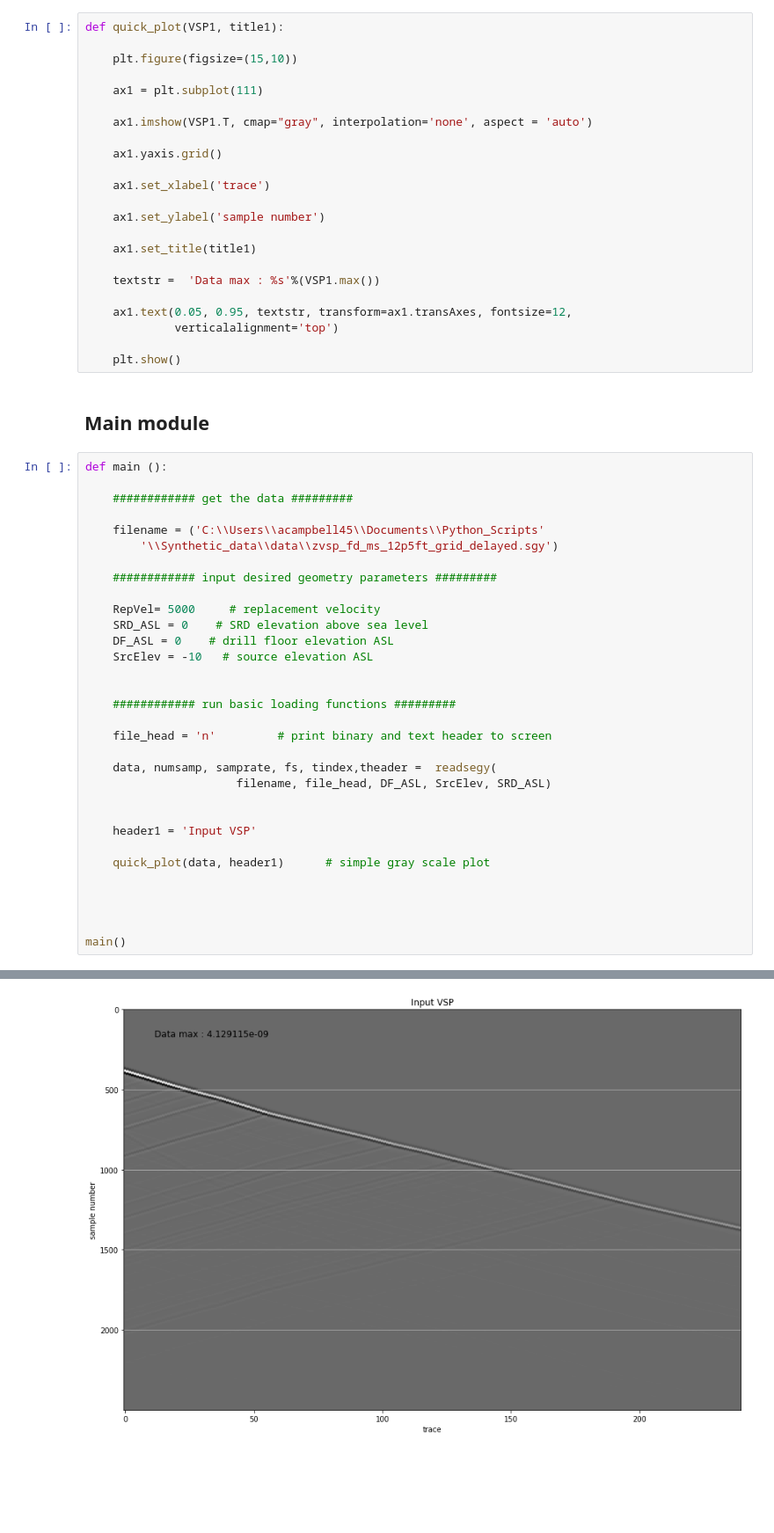
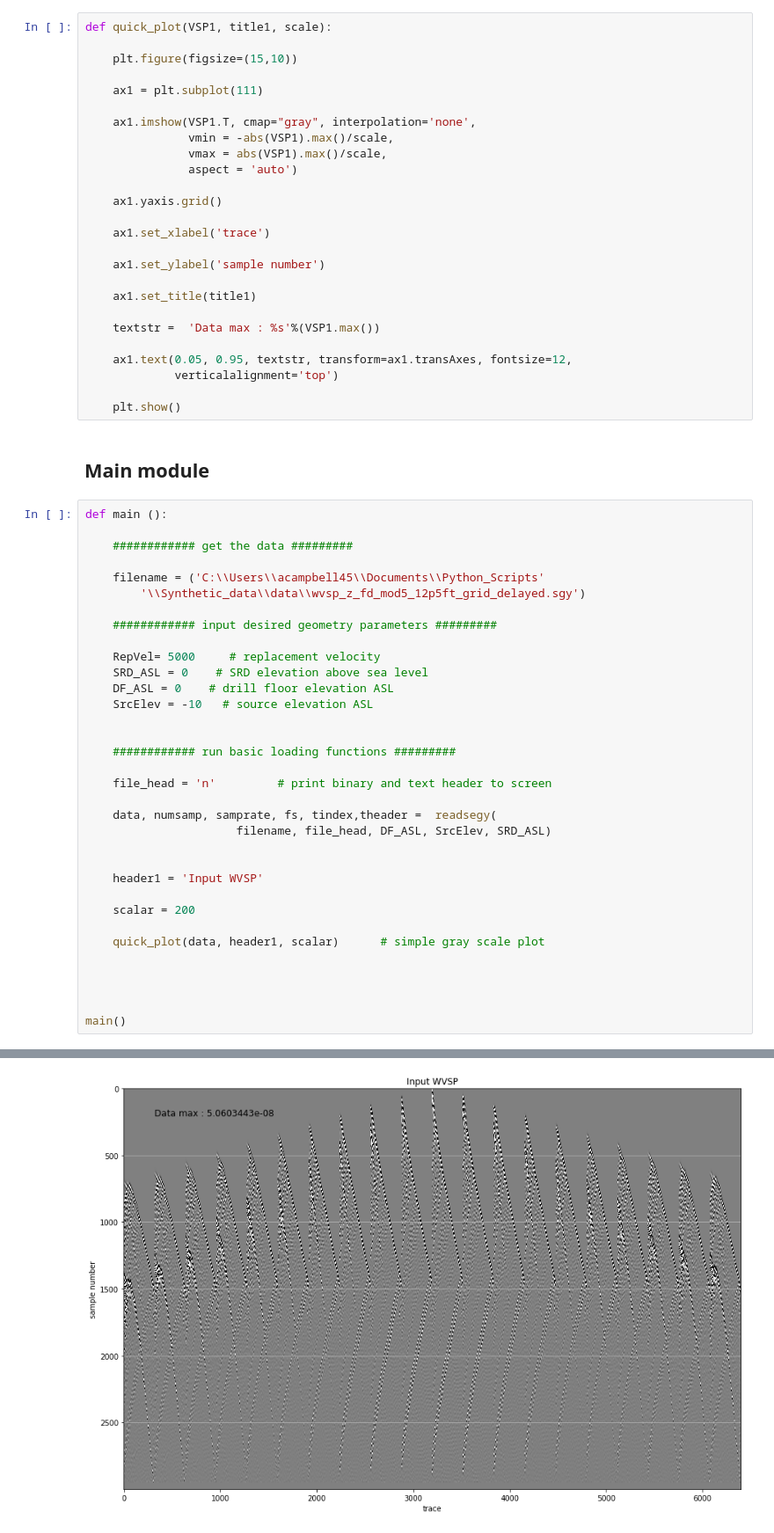
Before and after one commit to mtoqeerpk/VSP_Basics, a Jupyter notebook: read_segy.ipynb, the cells around one changed output, grey strips where cells are left out. Shown: that part at 88% size. Saved outputs shown, nothing was run; the diff lists cells and outputs as text; blank space fills up the shorter version.

```diff
--- a/read_segy.ipynb
+++ b/read_segy.ipynb
@@ -139,13 +139,16 @@ def readsegy(inputfile, file_headers,DF_ASL, SrcElev, SRD_ASL):
 # %% [markdown]
 # Quick image style, gray scale plot
 # %%
-def quick_plot(VSP1, title1):
+def quick_plot(VSP1, title1, scale):
 
     plt.figure(figsize=(15,10))
 
     ax1 = plt.subplot(111)
 
-    ax1.imshow(VSP1.T, cmap="gray", interpolation='none', aspect = 'auto')
+    ax1.imshow(VSP1.T, cmap="gray", interpolation='none',
+               vmin = -abs(VSP1).max()/scale,
+               vmax = abs(VSP1).max()/scale,
+               aspect = 'auto')
 
     ax1.yaxis.grid()
 
@@ -169,7 +172,7 @@ def main ():
     ############ get the data #########
 
     filename = ('C:\\Users\\acampbell45\\Documents\\Python_Scripts'
-        '\\Synthetic_data\\data\\zvsp_fd_ms_12p5ft_grid_delayed.sgy')
+        '\\Synthetic_data\\data\\wvsp_z_fd_mod5_12p5ft_grid_delayed.sgy')
 
     ############ input desired geometry parameters #########
 
@@ -187,9 +190,11 @@ def main ():
                       filename, file_head, DF_ASL, SrcElev, SRD_ASL)
 
 
-    header1 = 'Input VSP'
+    header1 = 'Input WVSP'
 
-    quick_plot(data, header1)      # simple gray scale plot
+    scalar = 200
+
+    quick_plot(data, header1, scalar)      # simple gray scale plot
 
 
 
@@ -205,3 +210,3 @@ main()
  first auxilliary time header value : [0.]
  source depth from header trace 1 : [100.]
-[figure, old version]
+[figure, new version]
```
Also changed, not shown: parts of 1 cell of this notebook, 2 other files.
